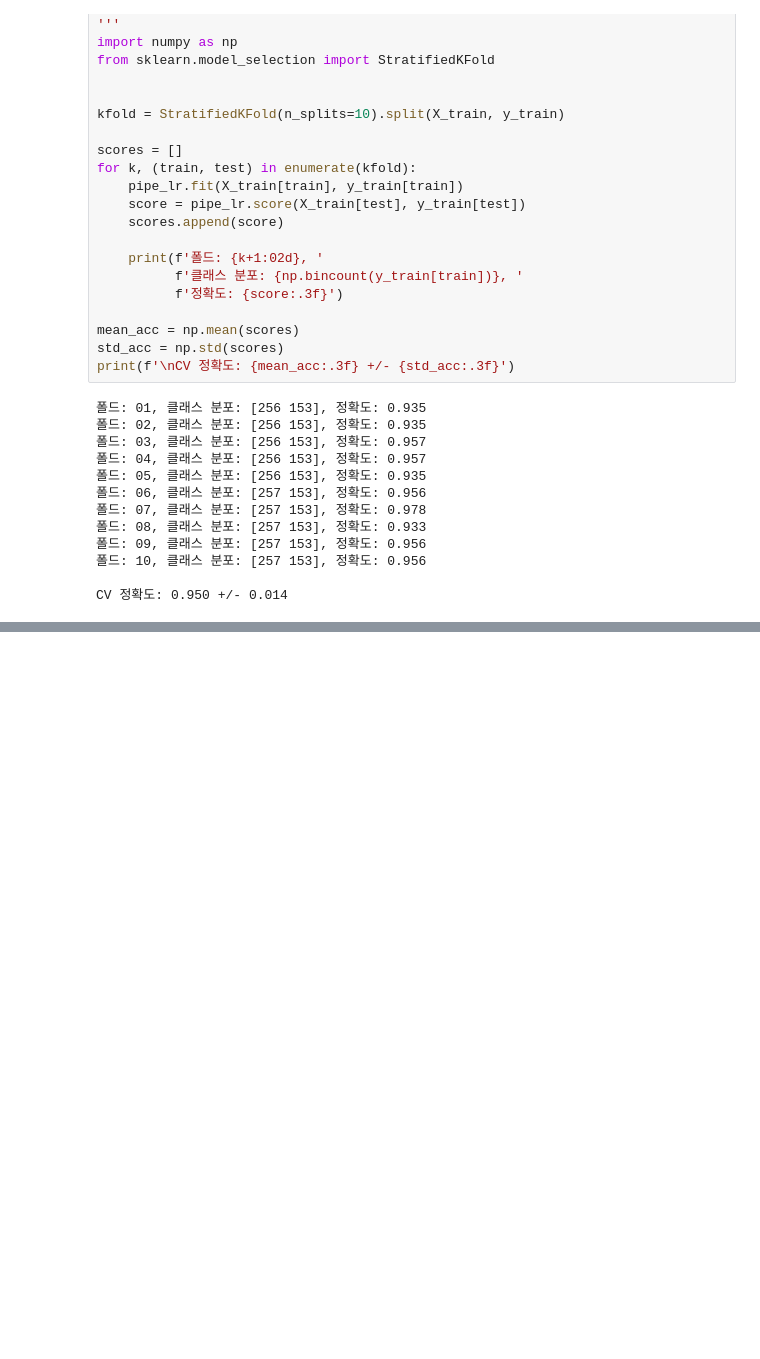
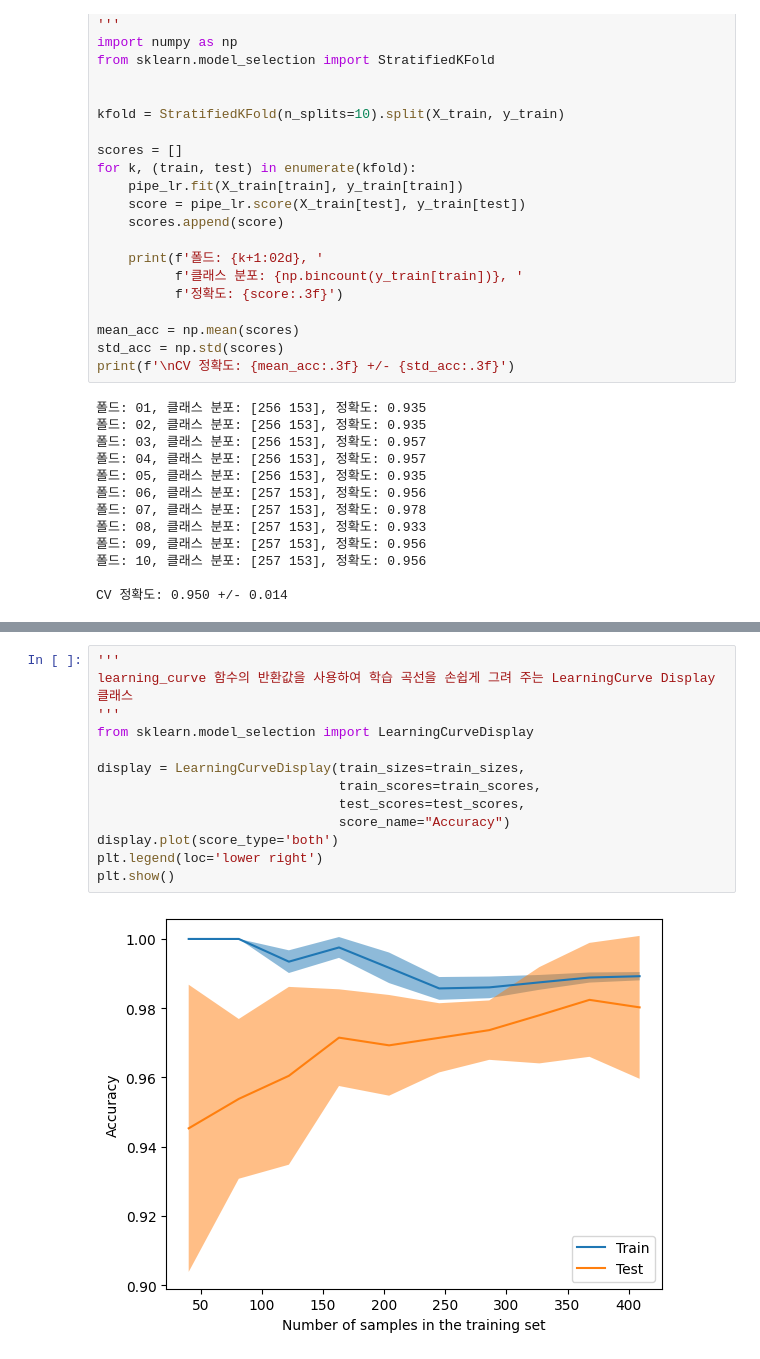
Before and after one commit to doe-gang/ML-Pytorch-exam, a Jupyter notebook: 6chap/6chap-pytorch.ipynb, the cells around one changed output, grey strips where cells are left out. Saved outputs shown, nothing was run; the diff lists cells and outputs as text; blank space fills up the shorter version.

```diff
--- a/6chap/6chap-pytorch.ipynb
+++ b/6chap/6chap-pytorch.ipynb
@@ -171,0 +317,15 @@ CV 정확도: 0.950 +/- 0.014
+# %%
+'''
+learning_curve 함수의 반환값을 사용하여 학습 곡선을 손쉽게 그려 주는 LearningCurve Display 클래스
+'''
+from sklearn.model_selection import LearningCurveDisplay
+
+display = LearningCurveDisplay(train_sizes=train_sizes,
+                               train_scores=train_scores,
+                               test_scores=test_scores,
+                               score_name="Accuracy")
+display.plot(score_type='both')
+plt.legend(loc='lower right')
+plt.show()
+# %% [output]
+[figure, added]
```
Also changed, not shown: parts of 68 cells of this notebook.
